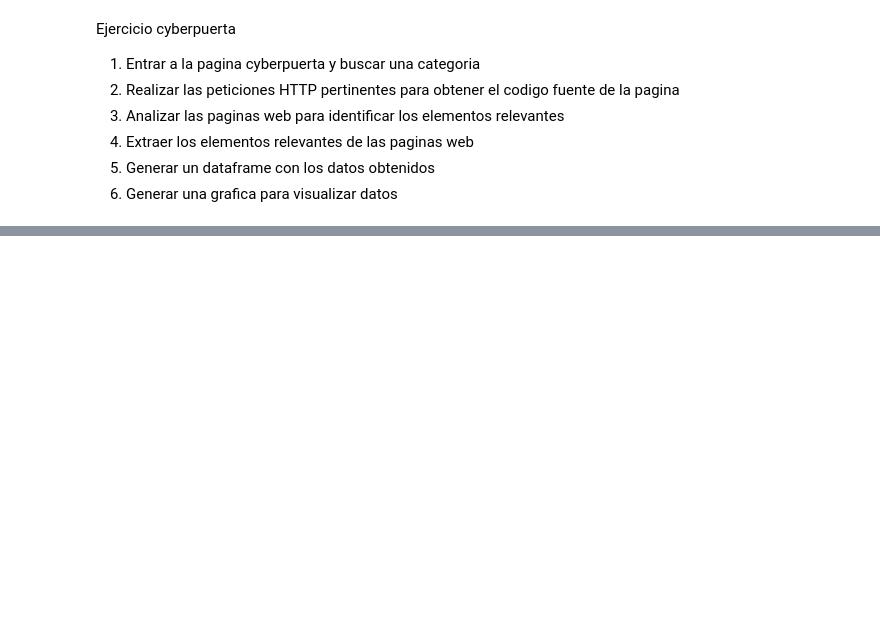
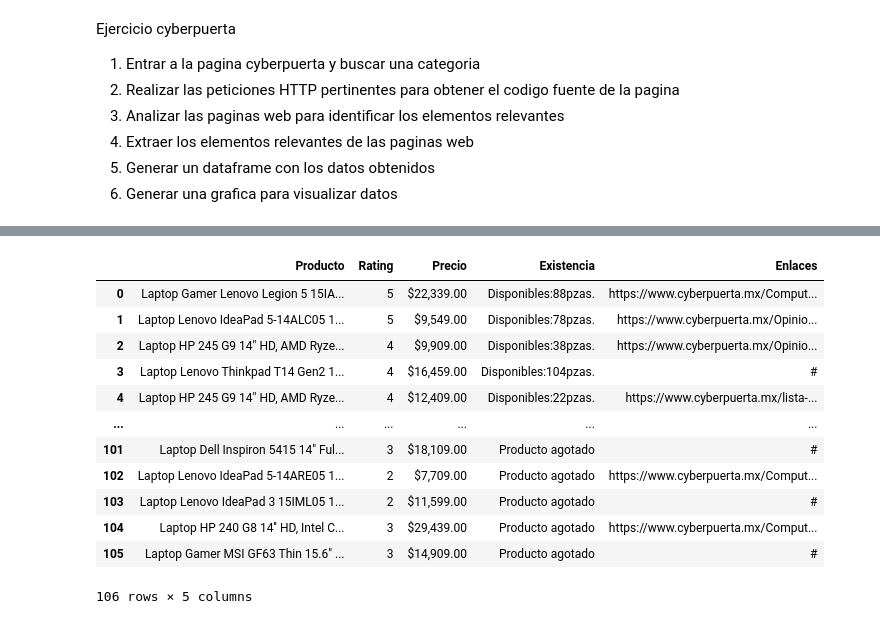
Before and after one commit to alejandrovillegas92/Curso-python-3-intermedio-repositorio, a Jupyter notebook: Web Scrapping.ipynb, the cells around one changed output, grey strips where cells are left out. Drawn from its saved outputs; the diff is of its cells as text; code cells hidden in the pictures; blank space fills up the shorter version.

```diff
--- a/Web Scrapping.ipynb
+++ b/Web Scrapping.ipynb
@@ -659,0 +756,20 @@ Ejercicio cyberpuerta
+# %%
+import pandas as pd
+
+df =  pd.DataFrame(data)
+
+df
+# %% [output]
+|  | Producto | Rating | Precio | Existencia | Enlaces |
+| 0 | Laptop Gamer Lenovo Legion 5 15IA... | 5 | $22,339.00 | Disponibles:88pzas. | https://www.cyberpuerta.mx/Comput... |
+| 1 | Laptop Lenovo IdeaPad 5-14ALC05 1... | 5 | $9,549.00 | Disponibles:78pzas. | https://www.cyberpuerta.mx/Opinio... |
+| 2 | Laptop HP 245 G9 14" HD, AMD Ryze... | 4 | $9,909.00 | Disponibles:38pzas. | https://www.cyberpuerta.mx/Opinio... |
+| 3 | Laptop Lenovo Thinkpad T14 Gen2 1... | 4 | $16,459.00 | Disponibles:104pzas. | # |
+| 4 | Laptop HP 245 G9 14" HD, AMD Ryze... | 4 | $12,409.00 | Disponibles:22pzas. | https://www.cyberpuerta.mx/lista-... |
+| ... | ... | ... | ... | ... | ... |
+| 101 | Laptop Dell Inspiron 5415 14" Ful... | 3 | $18,109.00 | Producto agotado | # |
+| 102 | Laptop Lenovo IdeaPad 5-14ARE05 1... | 2 | $7,709.00 | Producto agotado | https://www.cyberpuerta.mx/Comput... |
+| 103 | Laptop Lenovo IdeaPad 3 15IML05 1... | 2 | $11,599.00 | Producto agotado | # |
+| 104 | Laptop HP 240 G8 14'' HD, Intel C... | 3 | $29,439.00 | Producto agotado | https://www.cyberpuerta.mx/Comput... |
+| 105 | Laptop Gamer MSI GF63 Thin 15.6" ... | 3 | $14,909.00 | Producto agotado | # |
+106 rows × 5 columns
```
Also changed, not shown: parts of 7 cells of this notebook.
